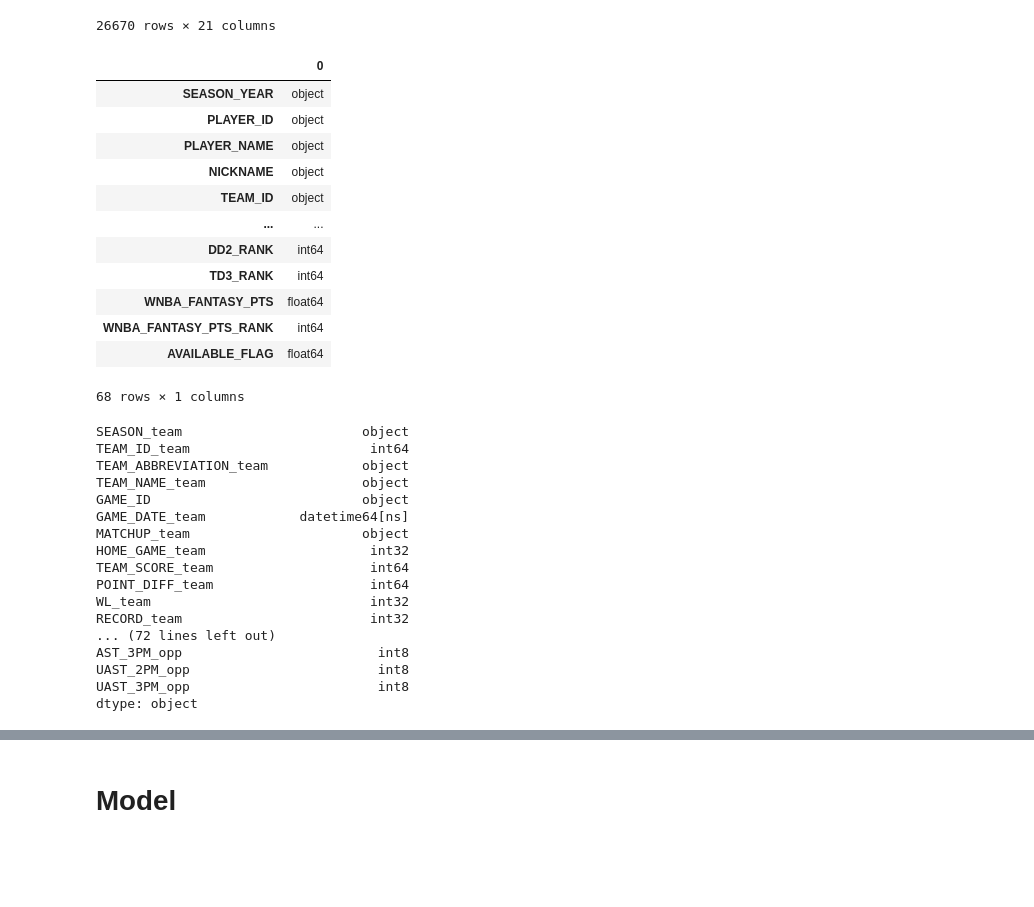
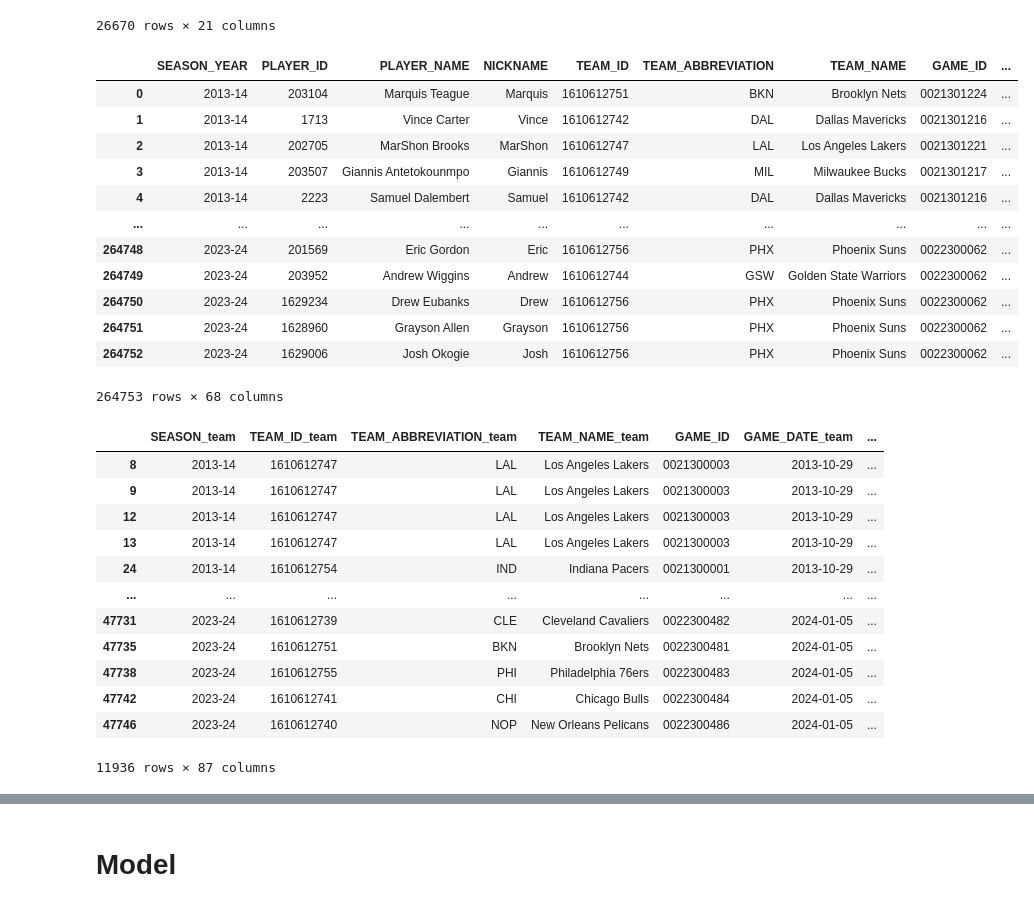
Before and after one commit to apensotti/NBA_Models, a Jupyter notebook: src/notebooks/data_collection.ipynb, the cells around one changed output, grey strips where cells are left out. Drawn from its saved outputs; the diff is of its cells as text; code cells hidden in the pictures; blank space fills up the shorter version.

```diff
--- a/src/notebooks/data_collection.ipynb
+++ b/src/notebooks/data_collection.ipynb
@@ -131,47 +131,47 @@ import numpy as np
 
 cur.execute("SELECT * FROM player_game_logs")
 rows3 = cur.fetchall()
 
 db_scoring_list = []
 
 for row in rows3:
     db_scoring_list.append(row)
 
 player_index = pd.DataFrame(data=db_scoring_list)
 
 player_index.columns = ["SEASON_YEAR","PLAYER_ID","PLAYER_NAME","NICKNAME",
             "TEAM_ID","TEAM_ABBREVIATION","TEAM_NAME","GAME_ID","GAME_DATE","MATCHUP","WL","MIN","FGM","FGA",
             "FG_PCT","FG3M","FG3A","FG3_PCT","FTM","FTA","FT_PCT","OREB","DREB","REB","AST",
             "TOV","STL","BLK","BLKA","PF","PFD","PTS","PLUS_MINUS","NBA_FANTASY_PTS","DD2",
             "TD3","GP_RANK","W_RANK","L_RANK","W_PCT_RANK","MIN_RANK","FGM_RANK","FGA_RANK",
             "FG_PCT_RANK","FG3M_RANK","FG3A_RANK","FG3_PCT_RANK","FTM_RANK","FTA_RANK","FT_PCT_RANK",
             "OREB_RANK","DREB_RANK","REB_RANK","AST_RANK","TOV_RANK","STL_RANK","BLK_RANK",
             "BLKA_RANK","PF_RANK","PFD_RANK","PTS_RANK","PLUS_MINUS_RANK","NBA_FANTASY_PTS_RANK",
             "DD2_RANK","TD3_RANK",'WNBA_FANTASY_PTS','WNBA_FANTASY_PTS_RANK','AVAILABLE_FLAG']
 
 player_index['TEAM_ID'] = player_index['TEAM_ID'].astype(str, copy=True)
 player_index['GAME_ID'] = player_index['GAME_ID'].astype(str, copy=True)
 player_index['PLAYER_ID'] = player_index['PLAYER_ID'].astype(str, copy=True)
 
 pd.set_option('display.max_columns', None)
 pd.set_option('display.max_rows', 10)
-display(pd.DataFrame(player_index.dtypes))
+display(pd.DataFrame(player_index))
 #player_index.loc[player_index["GAME_ID"] == '0022200773']
 #player_index
 # %% [output]
-|  | 0 |
-| SEASON_YEAR | object |
-| PLAYER_ID | object |
-| PLAYER_NAME | object |
-| NICKNAME | object |
-| TEAM_ID | object |
-| ... | ... |
-| DD2_RANK | int64 |
-| TD3_RANK | int64 |
-| WNBA_FANTASY_PTS | float64 |
-| WNBA_FANTASY_PTS_RANK | int64 |
-| AVAILABLE_FLAG | float64 |
+|  | SEASON_YEAR | PLAYER_ID | PLAYER_NAME | NICKNAME | TEAM_ID | TEAM_ABBREVIATION | TEAM_NAME | GAME_ID | ... |
+| 0 | 2013-14 | 203104 | Marquis Teague | Marquis | 1610612751 | BKN | Brooklyn Nets | 0021301224 | ... |
+| 1 | 2013-14 | 1713 | Vince Carter | Vince | 1610612742 | DAL | Dallas Mavericks | 0021301216 | ... |
+| 2 | 2013-14 | 202705 | MarShon Brooks | MarShon | 1610612747 | LAL | Los Angeles Lakers | 0021301221 | ... |
+| 3 | 2013-14 | 203507 | Giannis Antetokounmpo | Giannis | 1610612749 | MIL | Milwaukee Bucks | 0021301217 | ... |
+| 4 | 2013-14 | 2223 | Samuel Dalembert | Samuel | 1610612742 | DAL | Dallas Mavericks | 0021301216 | ... |
+| ... | ... | ... | ... | ... | ... | ... | ... | ... | ... |
+| 264748 | 2023-24 | 201569 | Eric Gordon | Eric | 1610612756 | PHX | Phoenix Suns | 0022300062 | ... |
+| 264749 | 2023-24 | 203952 | Andrew Wiggins | Andrew | 1610612744 | GSW | Golden State Warriors | 0022300062 | ... |
+| 264750 | 2023-24 | 1629234 | Drew Eubanks | Drew | 1610612756 | PHX | Phoenix Suns | 0022300062 | ... |
+| 264751 | 2023-24 | 1628960 | Grayson Allen | Grayson | 1610612756 | PHX | Phoenix Suns | 0022300062 | ... |
+| 264752 | 2023-24 | 1629006 | Josh Okogie | Josh | 1610612756 | PHX | Phoenix Suns | 0022300062 | ... |
-68 rows × 1 columns
+264753 rows × 68 columns
 # %%
 import transform_db
 from transform_db import transform
@@ -187,22 +187,18 @@ df = matchups
 df = df[df['HOME_GAME_team'] == 1]
 
 pd.set_option('display.max_columns', None)
-df.dtypes
+df
 # %% [output]
+|  | SEASON_team | TEAM_ID_team | TEAM_ABBREVIATION_team | TEAM_NAME_team | GAME_ID | GAME_DATE_team | ... |
+| 8 | 2013-14 | 1610612747 | LAL | Los Angeles Lakers | 0021300003 | 2013-10-29 | ... |
+| 9 | 2013-14 | 1610612747 | LAL | Los Angeles Lakers | 0021300003 | 2013-10-29 | ... |
+| 12 | 2013-14 | 1610612747 | LAL | Los Angeles Lakers | 0021300003 | 2013-10-29 | ... |
+| 13 | 2013-14 | 1610612747 | LAL | Los Angeles Lakers | 0021300003 | 2013-10-29 | ... |
+| 24 | 2013-14 | 1610612754 | IND | Indiana Pacers | 0021300001 | 2013-10-29 | ... |
+| ... | ... | ... | ... | ... | ... | ... | ... |
+| 47731 | 2023-24 | 1610612739 | CLE | Cleveland Cavaliers | 0022300482 | 2024-01-05 | ... |
+| 47735 | 2023-24 | 1610612751 | BKN | Brooklyn Nets | 0022300481 | 2024-01-05 | ... |
+| 47738 | 2023-24 | 1610612755 | PHI | Philadelphia 76ers | 0022300483 | 2024-01-05 | ... |
+| 47742 | 2023-24 | 1610612741 | CHI | Chicago Bulls | 0022300484 | 2024-01-05 | ... |
+| 47746 | 2023-24 | 1610612740 | NOP | New Orleans Pelicans | 0022300486 | 2024-01-05 | ... |
-SEASON_team                       object
-TEAM_ID_team                       int64
-TEAM_ABBREVIATION_team            object
-TEAM_NAME_team                    object
-GAME_ID                           object
-GAME_DATE_team            datetime64[ns]
-MATCHUP_team                      object
-HOME_GAME_team                     int32
-TEAM_SCORE_team                    int64
-POINT_DIFF_team                    int64
-WL_team                            int32
-RECORD_team                        int32
-... (72 lines left out)
-AST_3PM_opp                         int8
-UAST_2PM_opp                        int8
-UAST_3PM_opp                        int8
-dtype: object
+11936 rows × 87 columns
```
Also changed, not shown: parts of 2 cells of this notebook, 3 other files.
